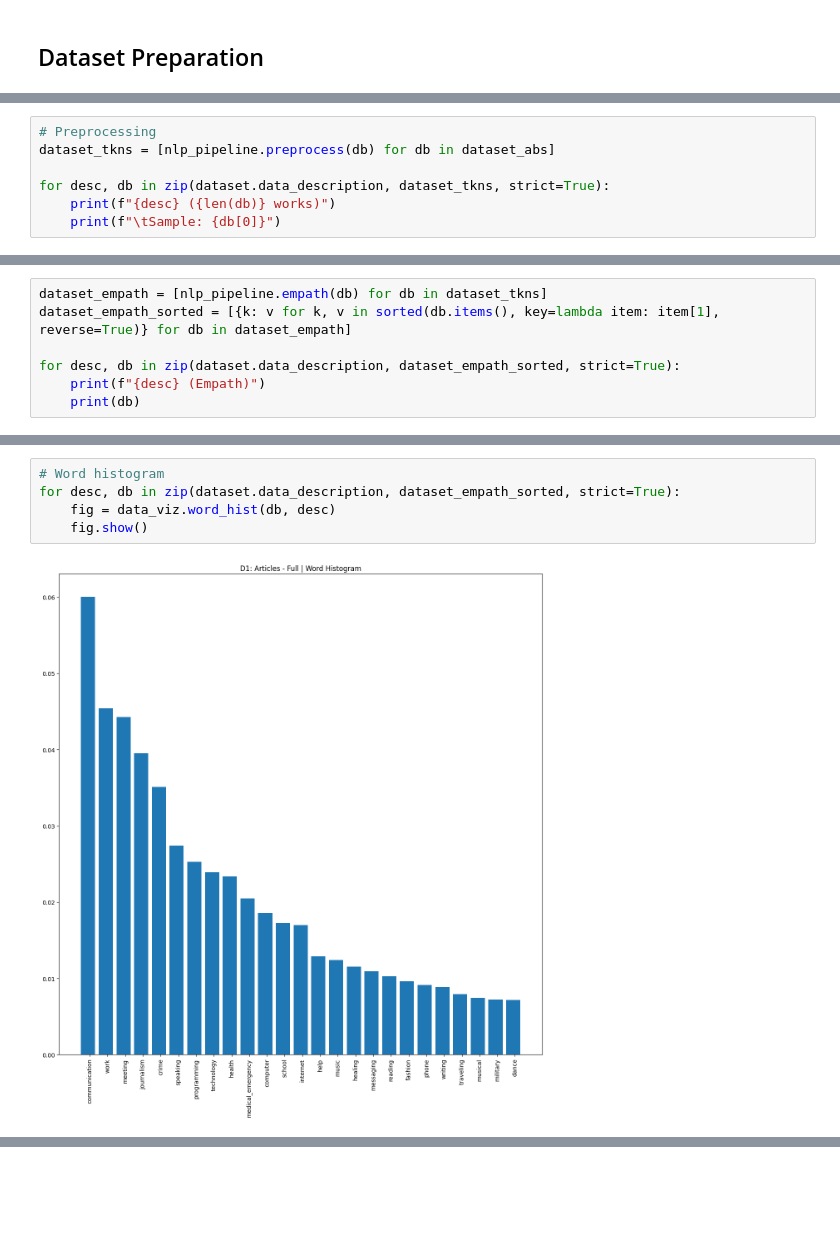
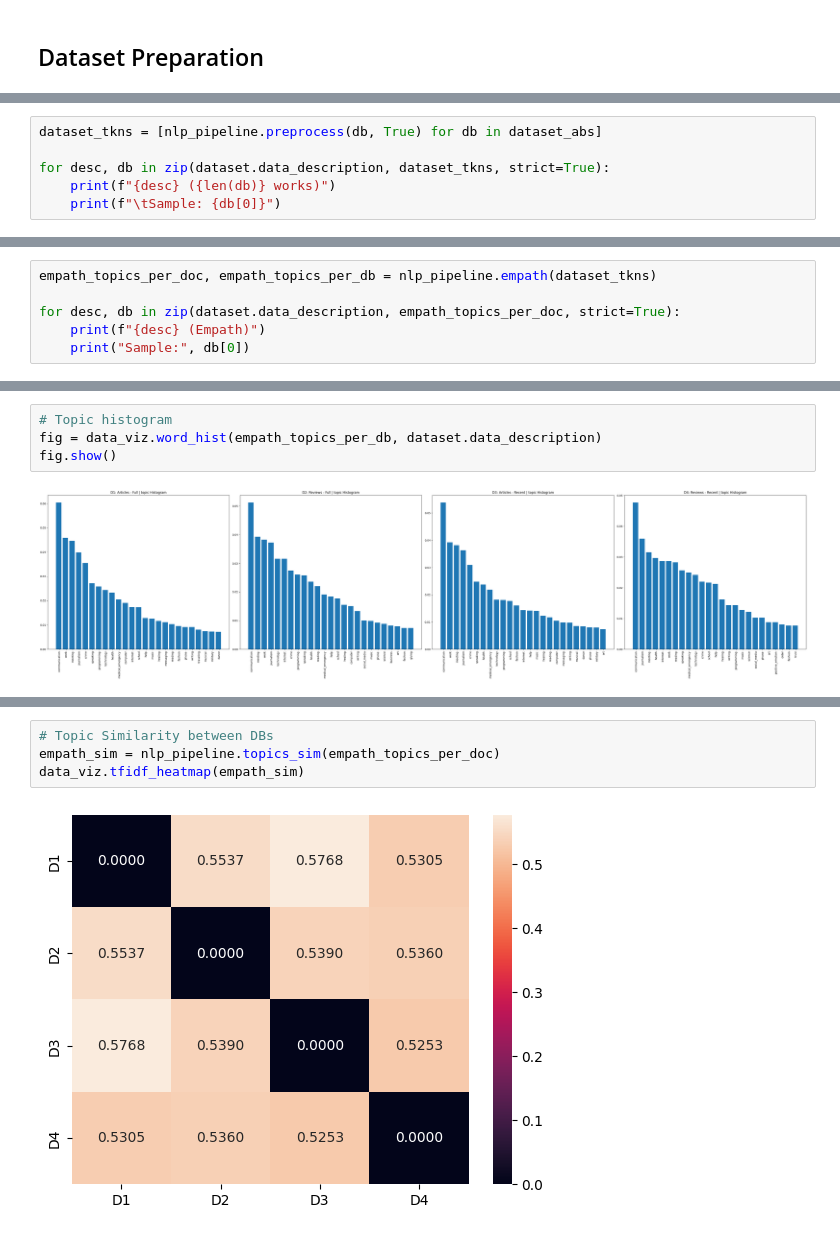
Before and after one commit to husmen/MedicalResearchTextAnalyser, a Jupyter notebook: MedicalResearchTextAnalyser.ipynb, the cells around one changed output, grey strips where cells are left out. Drawn from its saved outputs; the diff is of its cells as text; blank space fills up the shorter version.

```diff
--- a/MedicalResearchTextAnalyser.ipynb
+++ b/MedicalResearchTextAnalyser.ipynb
@@ -66,6 +66,5 @@ D4: Reviews - Recent (23 works)
 # %%
-# Preprocessing
-dataset_tkns = [nlp_pipeline.preprocess(db) for db in dataset_abs]
+dataset_tkns = [nlp_pipeline.preprocess(db, True) for db in dataset_abs]
 
 for desc, db in zip(dataset.data_description, dataset_tkns, strict=True):
     print(f"{desc} ({len(db)} works)")
@@ -115,9 +89,8 @@ Name: 3, dtype: float64
 # %%
-dataset_empath = [nlp_pipeline.empath(db) for db in dataset_tkns]
-dataset_empath_sorted = [{k: v for k, v in sorted(db.items(), key=lambda item: item[1], reverse=True)} for db in dataset_empath]
+empath_topics_per_doc, empath_topics_per_db = nlp_pipeline.empath(dataset_tkns)
 
-for desc, db in zip(dataset.data_description, dataset_empath_sorted, strict=True):
+for desc, db in zip(dataset.data_description, empath_topics_per_doc, strict=True):
     print(f"{desc} (Empath)")
-    print(db)
+    print("Sample:", db[0])
 # %% [output]
 D1: Articles - Full (Empath)
@@ -144,7 +104,6 @@ for desc, db in zip(dataset.data_description, dataset_tkns, strict=True):
 # %%
-# Word histogram
-for desc, db in zip(dataset.data_description, dataset_empath_sorted, strict=True):
-    fig = data_viz.word_hist(db, desc)
-    fig.show()
+# Topic histogram
+fig = data_viz.word_hist(empath_topics_per_db, dataset.data_description)
+fig.show()
 # %% [output]
-[figure, old version]
+[figure, new version]
@@ -153,0 +110,6 @@ for desc, db in zip(dataset.data_description, dataset_empath_sorted, strict=True
+# %%
+# Topic Similarity between DBs
+empath_sim = nlp_pipeline.topics_sim(empath_topics_per_doc)
+data_viz.tfidf_heatmap(empath_sim)
+# %% [output]
+[figure, added]
```
Also changed, not shown: parts of 20 cells of this notebook, 5 other files.
